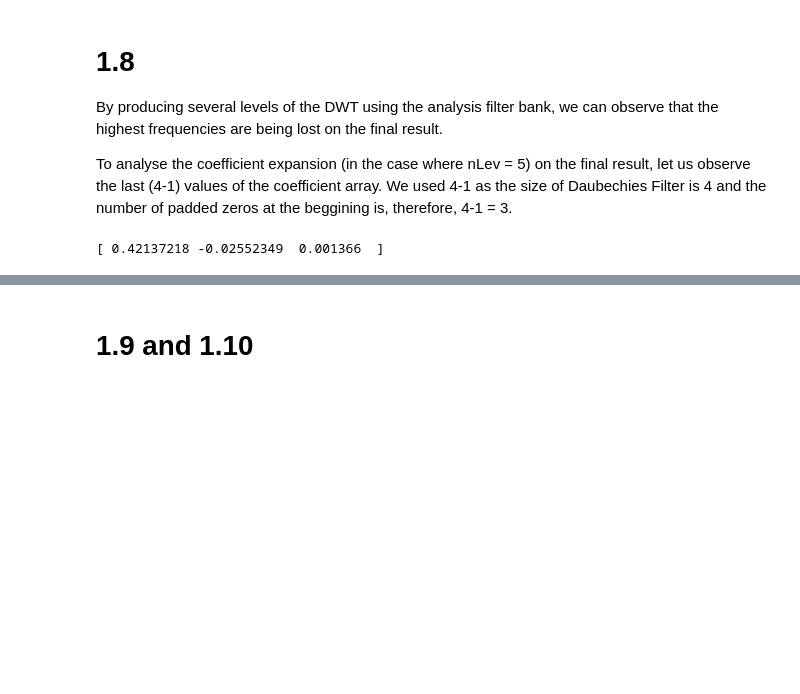
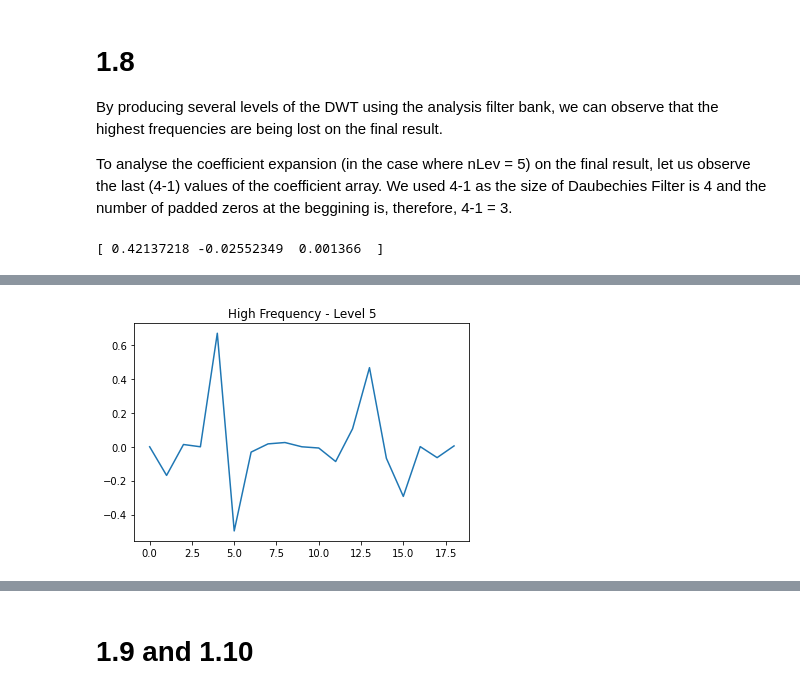
Before and after one commit to daniel-deutsch/TSIA201, a Jupyter notebook: TP3/main.ipynb, the cells around one changed output, grey strips where cells are left out. Drawn from its saved outputs; the diff is of its cells as text; code cells hidden in the pictures; blank space fills up the shorter version.

```diff
--- a/TP3/main.ipynb
+++ b/TP3/main.ipynb
@@ -535,0 +526,6 @@ The discontinuities in the original signal indicate zones with high frequency. A
+# %%
+plt.plot(values[0][0][0][0][1].tdata)
+plt.title('High Frequency - Level 5')
+plt.show()
+# %% [output]
+[figure, added]
```
Also changed, not shown: parts of 15 cells of this notebook.
